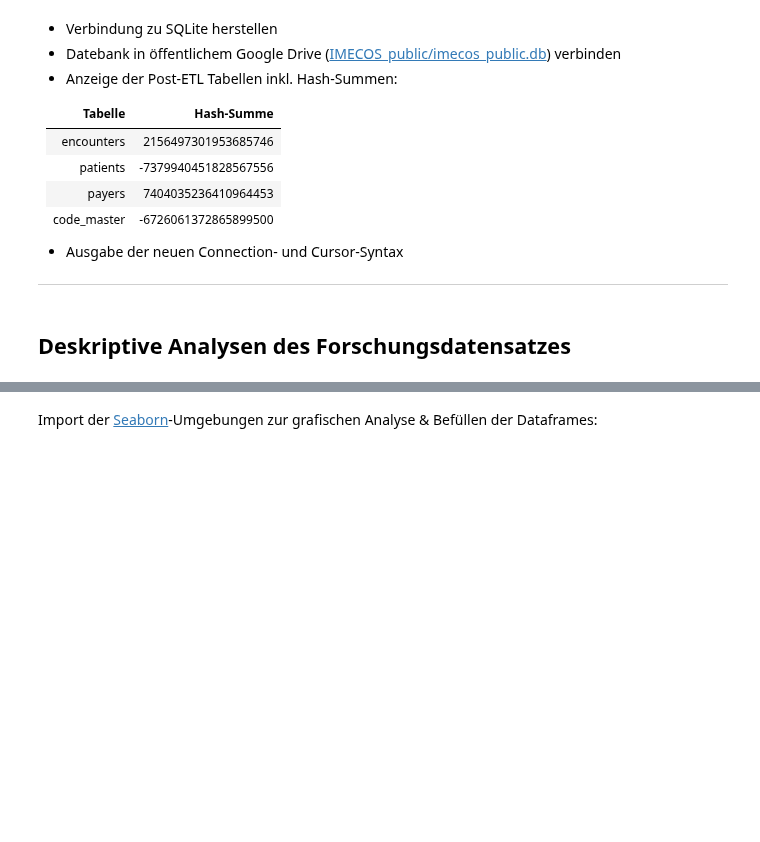
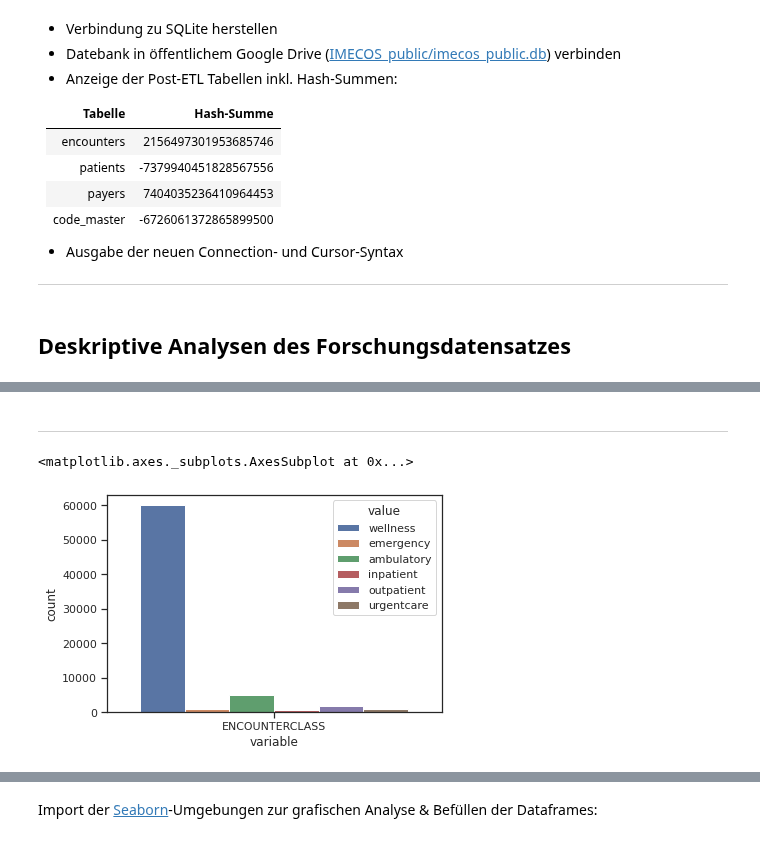
Before and after one commit to Fuenfgeld/ATeamDatenmanagementUndArchivierung, a Jupyter notebook: IMECOS_master.ipynb, the cells around one changed output, grey strips where cells are left out. Saved outputs shown, nothing was run; the diff lists cells and outputs as text; code cells hidden in the pictures; blank space fills up the shorter version.

```diff
--- a/IMECOS_master.ipynb
+++ b/IMECOS_master.ipynb
@@ -121,0 +143,10 @@ code_master | -6726061372865899500
+# %% [markdown]
+
+
+---
+# %%
+# distribution ENCOUNTERCLASS
+sns.countplot(x="variable", hue= "value", data=pd.melt(encounters.groupby('Id').agg(np.unique)[['ENCOUNTERCLASS']]))
+# %% [output]
+<matplotlib.axes._subplots.AxesSubplot at 0x...>
+[figure, added]
```
Also changed, not shown: parts of 20 cells of this notebook.
